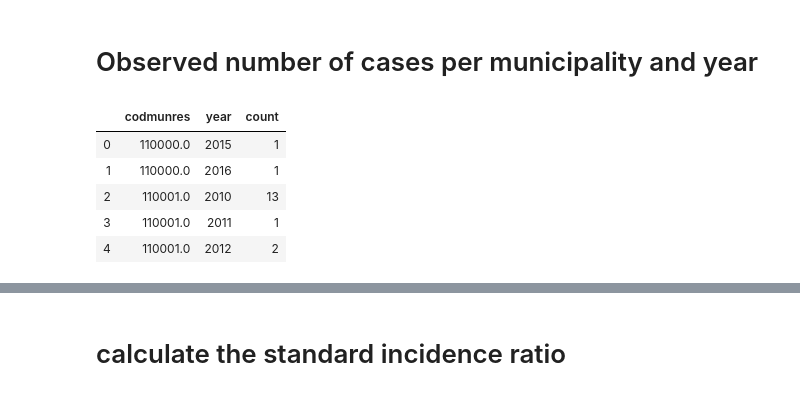
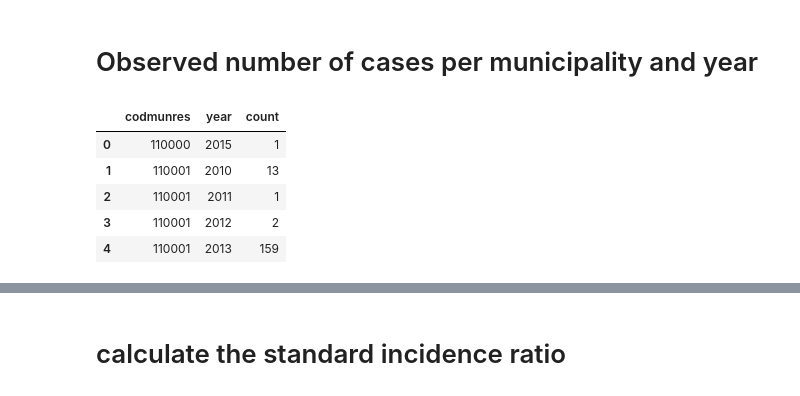
Before and after one commit to Julian-sun/Spatial-modeling-of-dengue-chikungunya-and-Zika-transmission-in-Brazil, a Jupyter notebook: scripts/Standard_incidence_ratio_dengue.ipynb, the cells around one changed output, grey strips where cells are left out. Cells and saved outputs as stored; diff of their text form; code cells hidden in the pictures.

```diff
--- a/scripts/Standard_incidence_ratio_dengue.ipynb
+++ b/scripts/Standard_incidence_ratio_dengue.ipynb
@@ -125,3 +330,0 @@ for value in data.nu_idade_n_cor:
-# %%
-data['faixa'] = fx
-data
@@ -142,3 +331,5 @@ data
+# %%
+data= data.rename(columns={"nu_ano": "year"})
 # %%
 data.cs_sexo.value_counts()
 # %% [output]
@@ -148,8 +339,6 @@ I       7316
 Name: cs_sexo, dtype: int64
-# %%
-data['count'] = 1
 # %%
-dados = data.groupby(['codmunres','year','cs_sexo','cs_raca','faixa'])['count'].sum().reset_index()
+dados = data.groupby(['codmunres','year','cs_sexo','faixa'])['count'].sum().reset_index()
 # %%
 dados.cs_sexo = dados.cs_sexo.replace('F', 1)
 dados.cs_sexo= dados.cs_sexo.replace('M', 2)
@@ -707,12 +802,12 @@ Expected_2018.head()
 # %% [markdown]
 # Observed number of cases per municipality and year
 # %%
-observed = df.groupby(['codmunres','year'])['count'].sum().reset_index()
+observed = dados.groupby(['codmunres','year'])['count'].sum().reset_index()
 observed.head()
 # %% [output]
 |  | codmunres | year | count |
-| 0 | 110000.0 | 2015 | 1 |
-| 1 | 110000.0 | 2016 | 1 |
-| 2 | 110001.0 | 2010 | 13 |
-| 3 | 110001.0 | 2011 | 1 |
-| 4 | 110001.0 | 2012 | 2 |
+| 0 | 110000 | 2015 | 1 |
+| 1 | 110001 | 2010 | 13 |
+| 2 | 110001 | 2011 | 1 |
+| 3 | 110001 | 2012 | 2 |
+| 4 | 110001 | 2013 | 159 |
```
Also changed, not shown: parts of 158 cells of this notebook, 4 other files.
